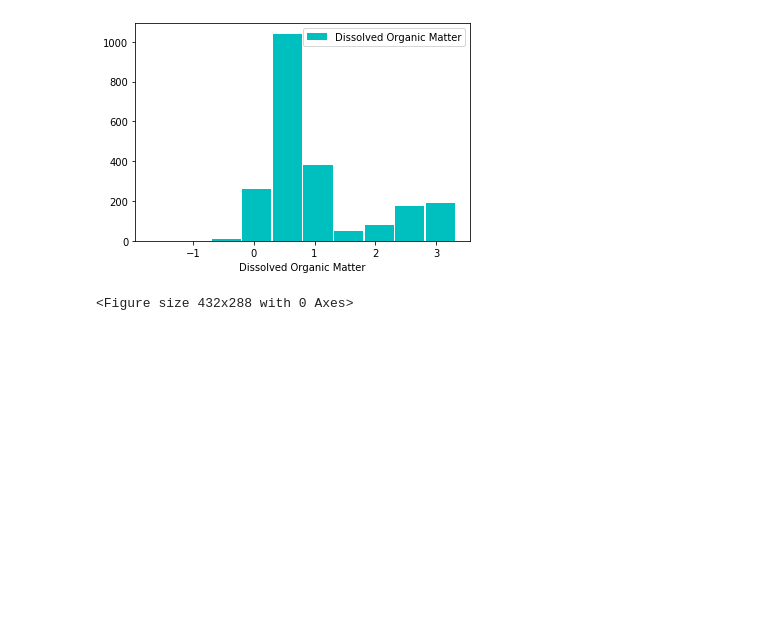
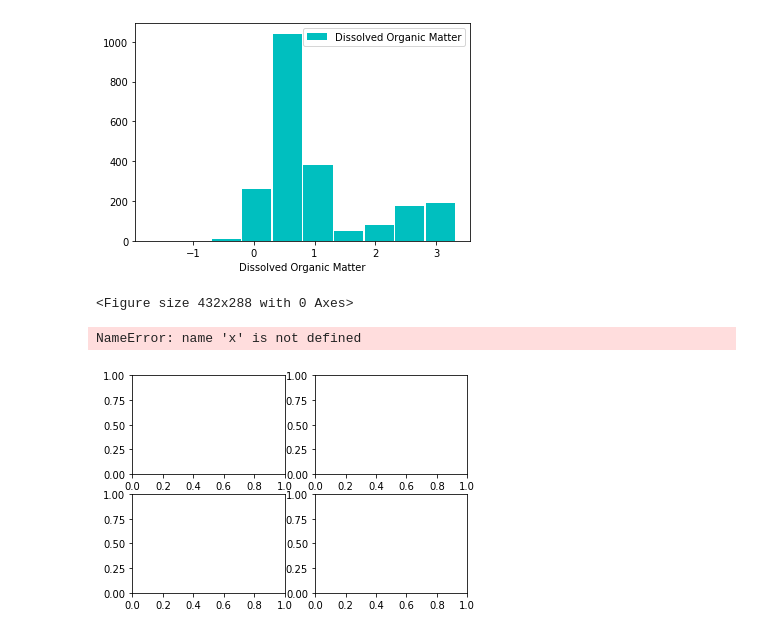
Before and after one commit to khyde/JPSS_Phytoplankton, a Jupyter notebook: IPython/Tidy Histograms.ipynb, the cells around one changed output. Saved outputs shown, nothing was run; the diff lists cells and outputs as text; code cells hidden in the pictures; blank space fills up the shorter version.

```diff
--- a/IPython/Tidy Histograms.ipynb
+++ b/IPython/Tidy Histograms.ipynb
@@ -539,0 +544,17 @@ cdomfunction ()
+# %%
+# Four axes, returned as a 2-d array
+f, axarr = plt.subplots(2, 2)
+axarr[0, 0].plot(x, y)
+axarr[0, 0].set_title('Axis [0,0]')
+axarr[0, 1].scatter(x, y)
+axarr[0, 1].set_title('Axis [0,1]')
+axarr[1, 0].plot(x, y ** 2)
+axarr[1, 0].set_title('Axis [1,0]')
+axarr[1, 1].scatter(x, y ** 2)
+axarr[1, 1].set_title('Axis [1,1]')
+# Fine-tune figure; hide x ticks for top plots and y ticks for right plots
+plt.setp([a.get_xticklabels() for a in axarr[0, :]], visible=False)
+plt.setp([a.get_yticklabels() for a in axarr[:, 1]], visible=False)
+# %% [output]
+NameError: name 'x' is not defined
+[figure, added]
```
Also changed, not shown: parts of 6 cells of this notebook, 2 other files.
